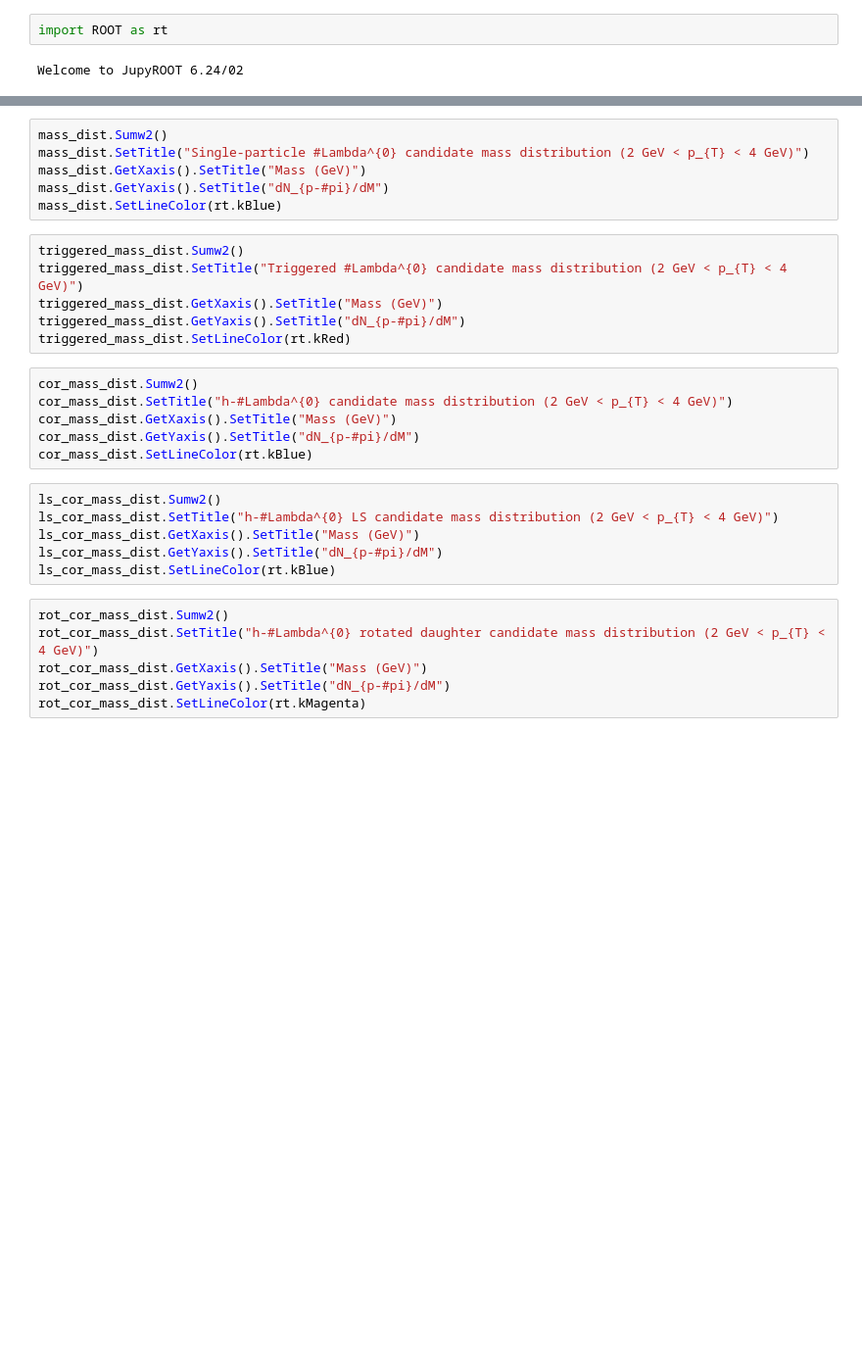
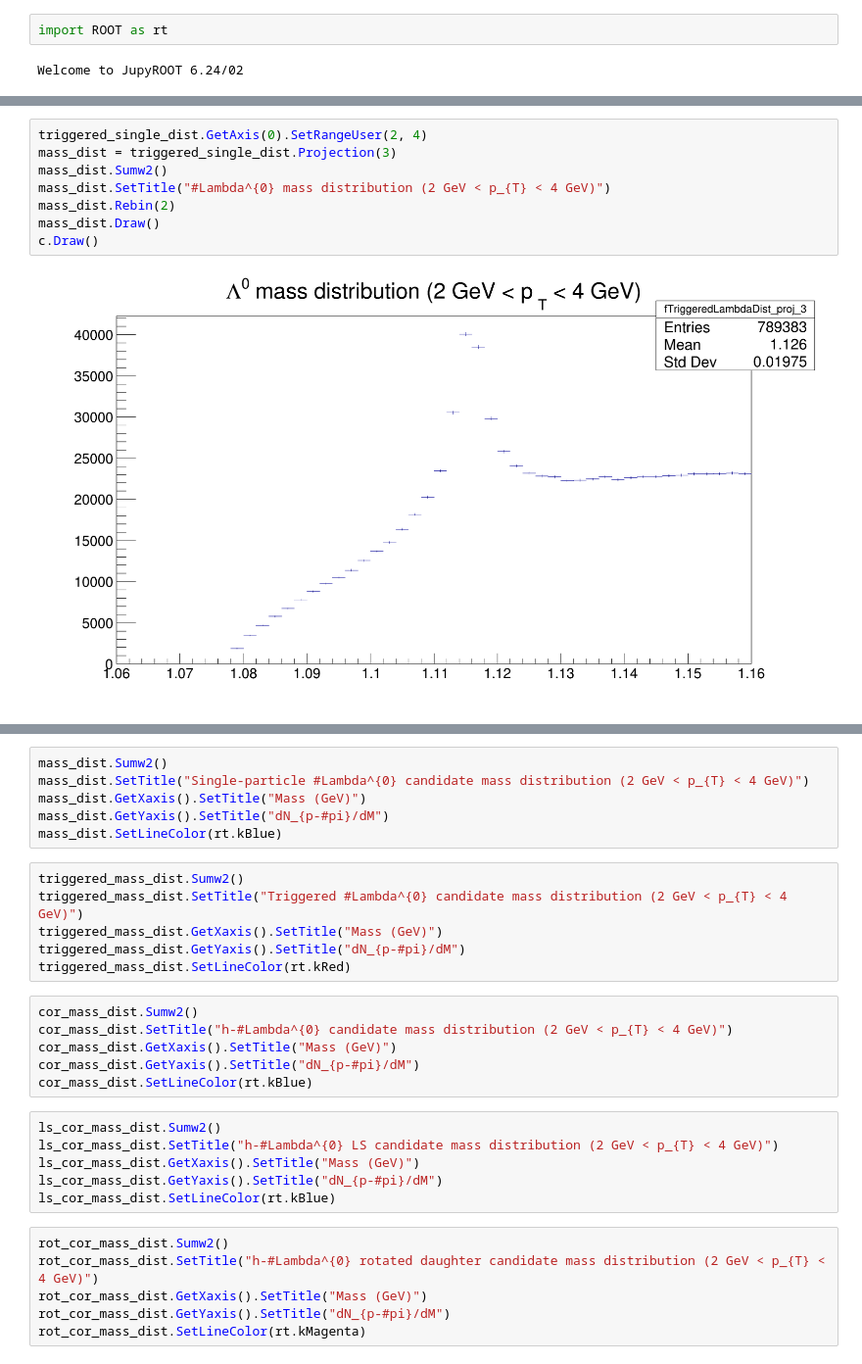
Before and after one commit to rhanniga/lambda-over-hadron, a Jupyter notebook: data/offline/gauss_mass_fit.ipynb, the cells around one changed output, grey strips where cells are left out. Shown at 98% size. Saved outputs shown, nothing was run; the diff lists cells and outputs as text; blank space fills up the shorter version.

```diff
--- a/data/offline/gauss_mass_fit.ipynb
+++ b/data/offline/gauss_mass_fit.ipynb
@@ -35,0 +16,10 @@ Warning in <TFile::Append>: Replacing existing TH1: 0_proj_3 (Potential memory l
+# %%
+triggered_single_dist.GetAxis(0).SetRangeUser(2, 4)
+mass_dist = triggered_single_dist.Projection(3)
+mass_dist.Sumw2()
+mass_dist.SetTitle("#Lambda^{0} mass distribution (2 GeV < p_{T} < 4 GeV)")
+mass_dist.Rebin(2)
+mass_dist.Draw()
+c.Draw()
+# %% [output]
+[figure, added]
```
Also changed, not shown: parts of 25 cells of this notebook, 2 other files.
